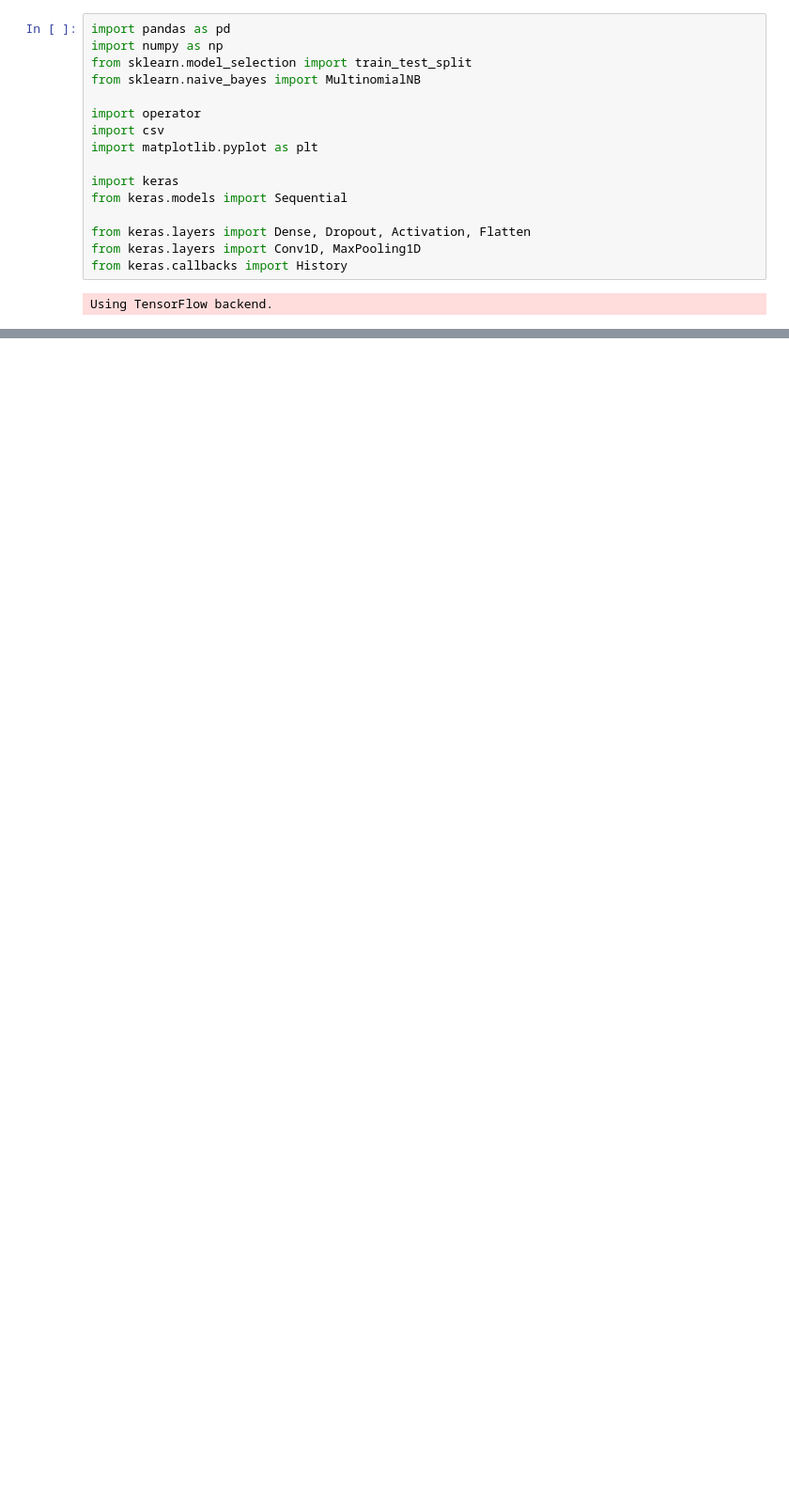
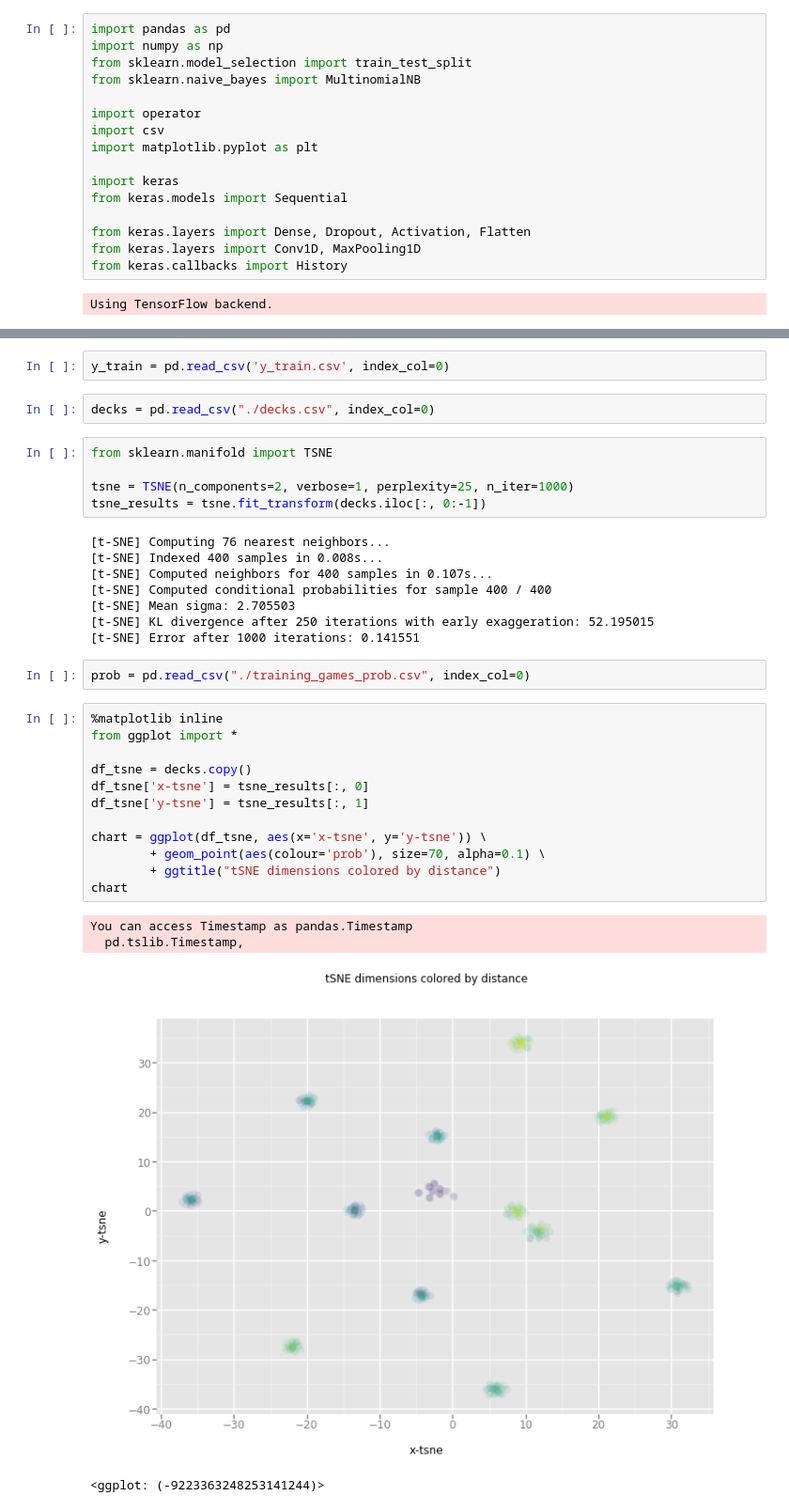
Before and after one commit to kriskrisk/challenge_project, a Jupyter notebook: neutral_networks.ipynb, the cells around one changed output, grey strips where cells are left out. Shown: that part at 94% size. Cells and saved outputs as stored; diff of their text form; blank space fills up the shorter version.

Commit message:
visualisation

```diff
--- a/neutral_networks.ipynb
+++ b/neutral_networks.ipynb
@@ -45,0 +21,36 @@ Id
+# %%
+y_train = pd.read_csv('y_train.csv', index_col=0)
+# %%
+decks = pd.read_csv("./decks.csv", index_col=0)
+# %%
+from sklearn.manifold import TSNE
+
+tsne = TSNE(n_components=2, verbose=1, perplexity=25, n_iter=1000)
+tsne_results = tsne.fit_transform(decks.iloc[:, 0:-1])
+# %% [output]
+[t-SNE] Computing 76 nearest neighbors...
+[t-SNE] Indexed 400 samples in 0.008s...
+[t-SNE] Computed neighbors for 400 samples in 0.107s...
+[t-SNE] Computed conditional probabilities for sample 400 / 400
+[t-SNE] Mean sigma: 2.705503
+[t-SNE] KL divergence after 250 iterations with early exaggeration: 52.195015
+[t-SNE] Error after 1000 iterations: 0.141551
+# %%
+prob = pd.read_csv("./training_games_prob.csv", index_col=0)
+# %%
+%matplotlib inline
+from ggplot import *
+
+df_tsne = decks.copy()
+df_tsne['x-tsne'] = tsne_results[:, 0]
+df_tsne['y-tsne'] = tsne_results[:, 1]
+
+chart = ggplot(df_tsne, aes(x='x-tsne', y='y-tsne')) \
+        + geom_point(aes(colour='prob'), size=70, alpha=0.1) \
+        + ggtitle("tSNE dimensions colored by distance")
+chart
+# %% [output]
+You can access Timestamp as pandas.Timestamp
+  pd.tslib.Timestamp,
+[figure, added]
+<ggplot: (-9223363248253141244)>
```
Also changed, not shown: parts of 7 cells of this notebook, 1 other file.
